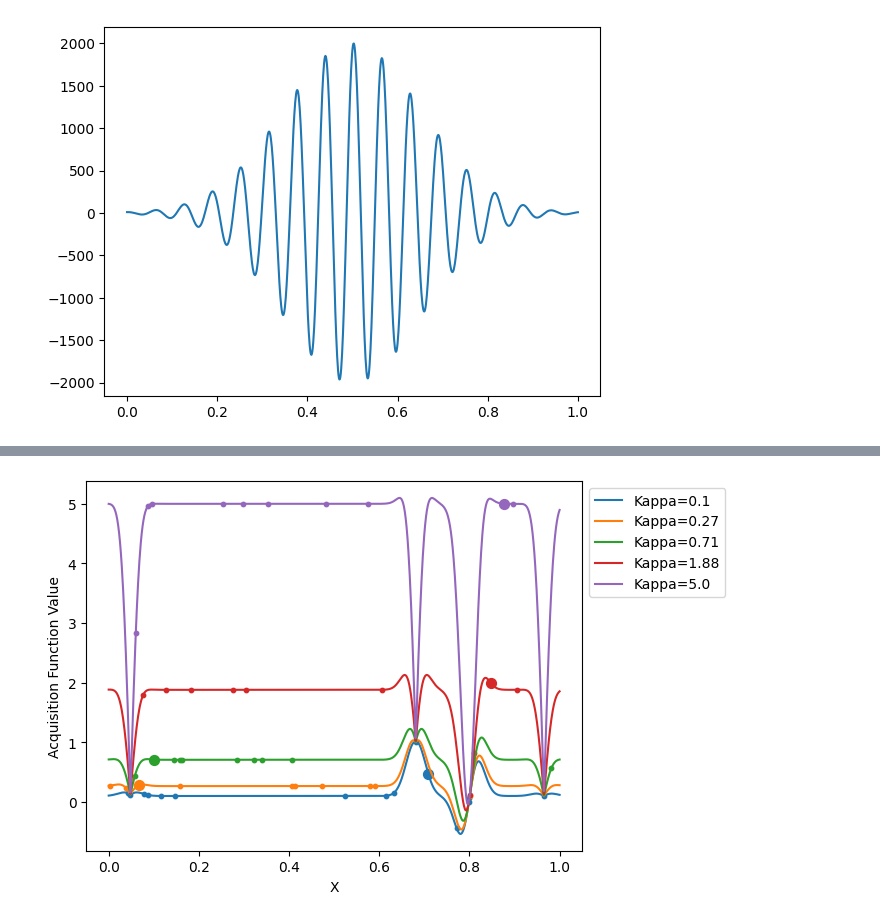
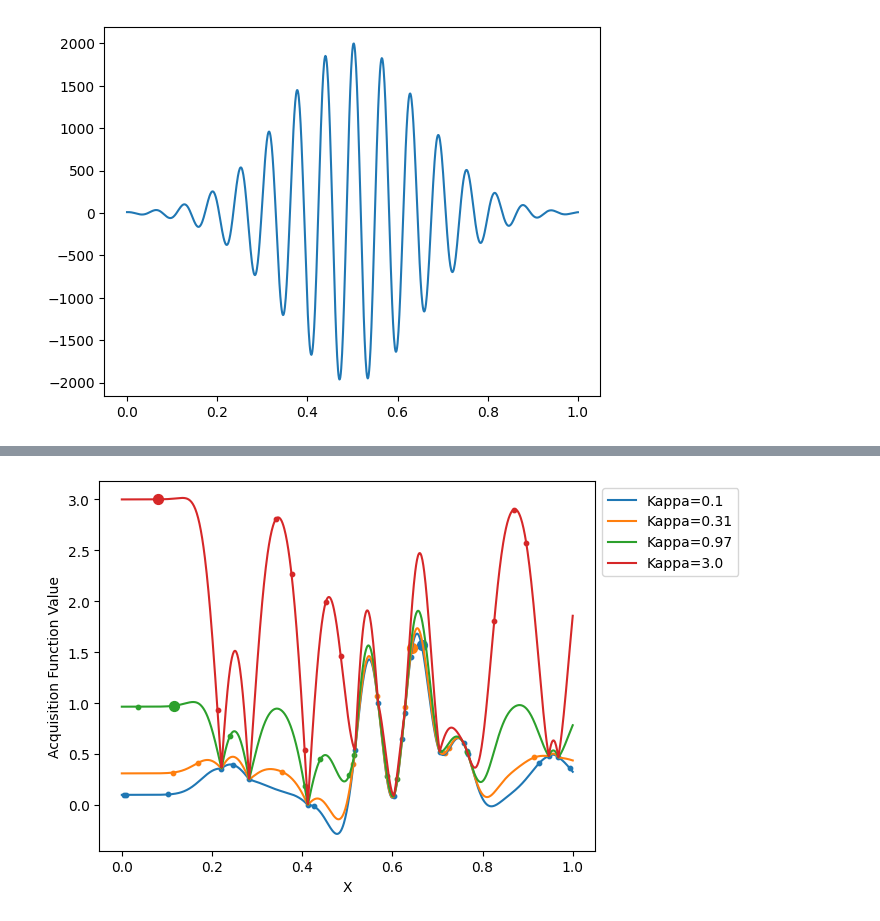
Before and after one commit to davcoope/Bayesian, a Jupyter notebook: BayesianOptimiser2/1D_example.ipynb, the cells around one changed output, grey strips where cells are left out. Cells and saved outputs as stored; diff of their text form; code cells hidden in the pictures.

```diff
--- a/BayesianOptimiser2/1D_example.ipynb
+++ b/BayesianOptimiser2/1D_example.ipynb
@@ -28,7 +28,7 @@ plt.plot(X, ObjectiveFunction(X))
 Configure the optimiser.
 """
 Kernel = BOPackage.RBF_Kernel
-length_scale = 0.02
+length_scale = 0.04
 
 AcquisitionFunction = BOPackage.UCB
 max_kappa = 10
@@ -46,7 +46,7 @@ bo = BOPackage.BO(KernelFunction=BOPackage.RBF_Kernel,
                   bounds=bounds,
                   n_samples=n_samples,
                   #log_path=log_path,
-                  random_seed=78)
+                  random_seed=23)
 # %%
 """
 Get first random batch and update the optimiser.
@@ -76,4 +124,4 @@ BOPackage.SausagePlot(bo)
 # %%
-BOPackage.KappaAcquisitionFunctionPlot(bo, number_kappas=5, number_candidate_points=10, max_kappa=5, min_kappa=0.1)
+BOPackage.KappaAcquisitionFunctionPlot(bo, number_kappas=4, number_candidate_points=10, max_kappa=3, min_kappa=0.1)
 # %% [output]
-[figure, old version]
+[figure, new version]
```
Also changed, not shown: parts of 17 cells of this notebook, 3 other files.
